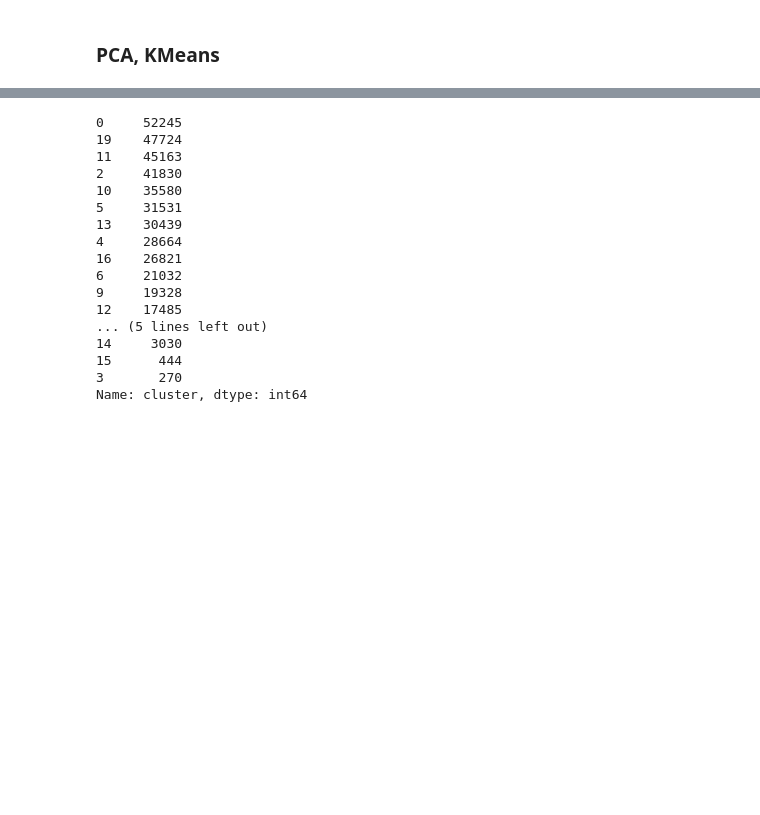
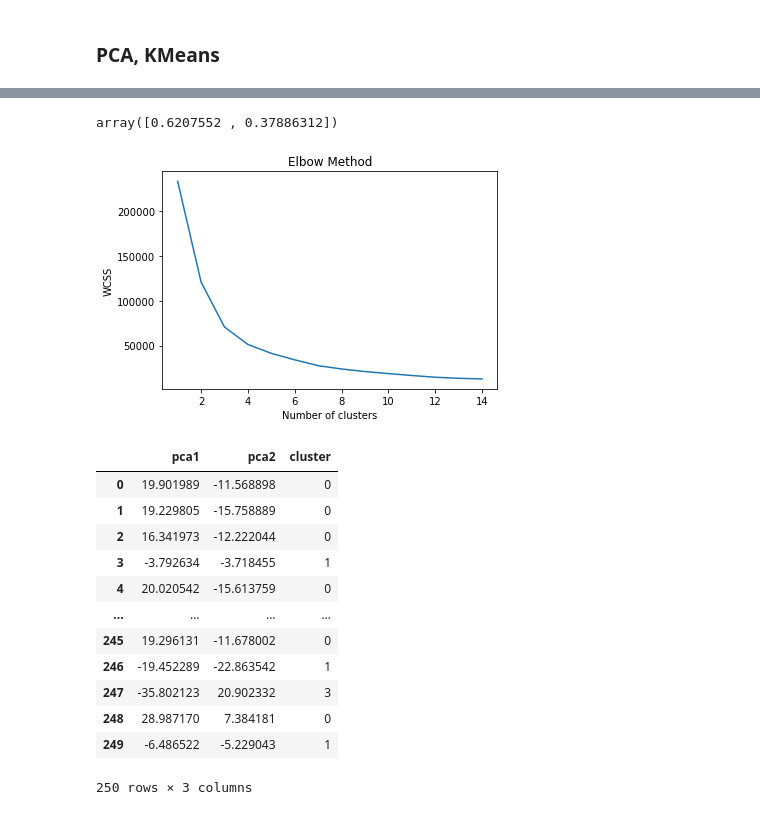
Before and after one commit to jhirschibar/music_box, a Jupyter notebook: recommender.ipynb, the cells around one changed output, grey strips where cells are left out. Cells and saved outputs as stored; diff of their text form; code cells hidden in the pictures; blank space fills up the shorter version.

Commit message:
updating master map graph

```diff
--- a/recommender.ipynb
+++ b/recommender.ipynb
@@ -80,2 +51,27 @@ test.head()
 # %% [markdown]
 ### PCA, KMeans
+# %%
+def recommendation(df, seed_index,user_inputs):
+    feat = df[['danceability', 'energy', 'key', 'loudness', 'mode', 'speechiness',
+        'acousticness', 'instrumentalness', 'liveness', 'valence', 'tempo']].copy()
+    feat = normalize(feat, norm='l2')
+    cats = ['danceability', 'energy', 'key', 'loudness', 'mode', 'speechiness',
+        'acousticness', 'instrumentalness', 'liveness', 'valence', 'tempo']
+    weights = dict(zip(cats, user_inputs))
+    feat = pd.DataFrame(feat, columns=weights)
+    test = user_inputs * feat
+    test['scores']= linalg.norm(test.iloc[seed_index] - test, axis=1)
+    rec = test.sort_values("scores").index[:250]
+    return rec
+# %%
+seed_index = 0
+
+song_idx = recommendation(df, seed_index,[1,2,3,5,1,2,3,4,5,1,1])
+# %%
+feat = df[['popularity', 'danceability', 'energy', 'key', 'loudness', 'mode', 'speechiness',
+       'acousticness', 'instrumentalness', 'liveness', 'valence', 'tempo']]
+
+cats =['popularity', 'danceability', 'energy', 'key', 'loudness', 'mode', 'speechiness',
+       'acousticness', 'instrumentalness', 'liveness', 'valence', 'tempo']
+
+rec_song_df = feat.iloc[song_idx,:].reset_index(drop=True)
@@ -82,2 +114,24 @@ test.head()
+# %%
+#compress to only two main components
+pca = PCA(n_components=2)
+pca_comp = pca.fit_transform(rec_song_df)
+pca_df = pd.DataFrame(data=pca_comp, columns=['pca1', 'pca2'])
+# %%
+pca.explained_variance_ratio_
+# %% [output]
+array([0.6207552 , 0.37886312])
+# %%
+wcss = []
+for i in range(1, 15):
+    kmeans = KMeans(n_clusters=i, init='k-means++', max_iter=300, n_init=10, random_state=0)
+    kmeans.fit(pca_df)
+    wcss.append(kmeans.inertia_)
+plt.plot(range(1, 15), wcss)
+plt.title('Elbow Method')
+plt.xlabel('Number of clusters')
+plt.ylabel('WCSS')
+plt.show()
+# %% [output]
+[figure, added]
 # %%
 #test is the normalized df
@@ -91,21 +140,19 @@ pca_df = pd.DataFrame(pca_df.components_.T, columns=['component_1', 'component_2
 #add cluster assignments
 pca_df['cluster']=kmeans.labels_
 pca_df.cluster.value_counts()
+
+pca_df
 # %% [output]
+|  | pca1 | pca2 | cluster |
+| 0 | 19.901989 | -11.568898 | 0 |
+| 1 | 19.229805 | -15.758889 | 0 |
+| 2 | 16.341973 | -12.222044 | 0 |
+| 3 | -3.792634 | -3.718455 | 1 |
+| 4 | 20.020542 | -15.613759 | 0 |
+| ... | ... | ... | ... |
+| 245 | 19.296131 | -11.678002 | 0 |
+| 246 | -19.452289 | -22.863542 | 1 |
+| 247 | -35.802123 | 20.902332 | 3 |
+| 248 | 28.987170 | 7.384181 | 0 |
+| 249 | -6.486522 | -5.229043 | 1 |
-0     52245
-19    47724
-11    45163
-2     41830
-10    35580
-5     31531
-13    30439
-4     28664
-16    26821
-6     21032
-9     19328
-12    17485
-... (5 lines left out)
-14     3030
-15      444
-3       270
-Name: cluster, dtype: int64
+250 rows × 3 columns
```
Also changed, not shown: parts of 17 cells of this notebook, 4 other files.
